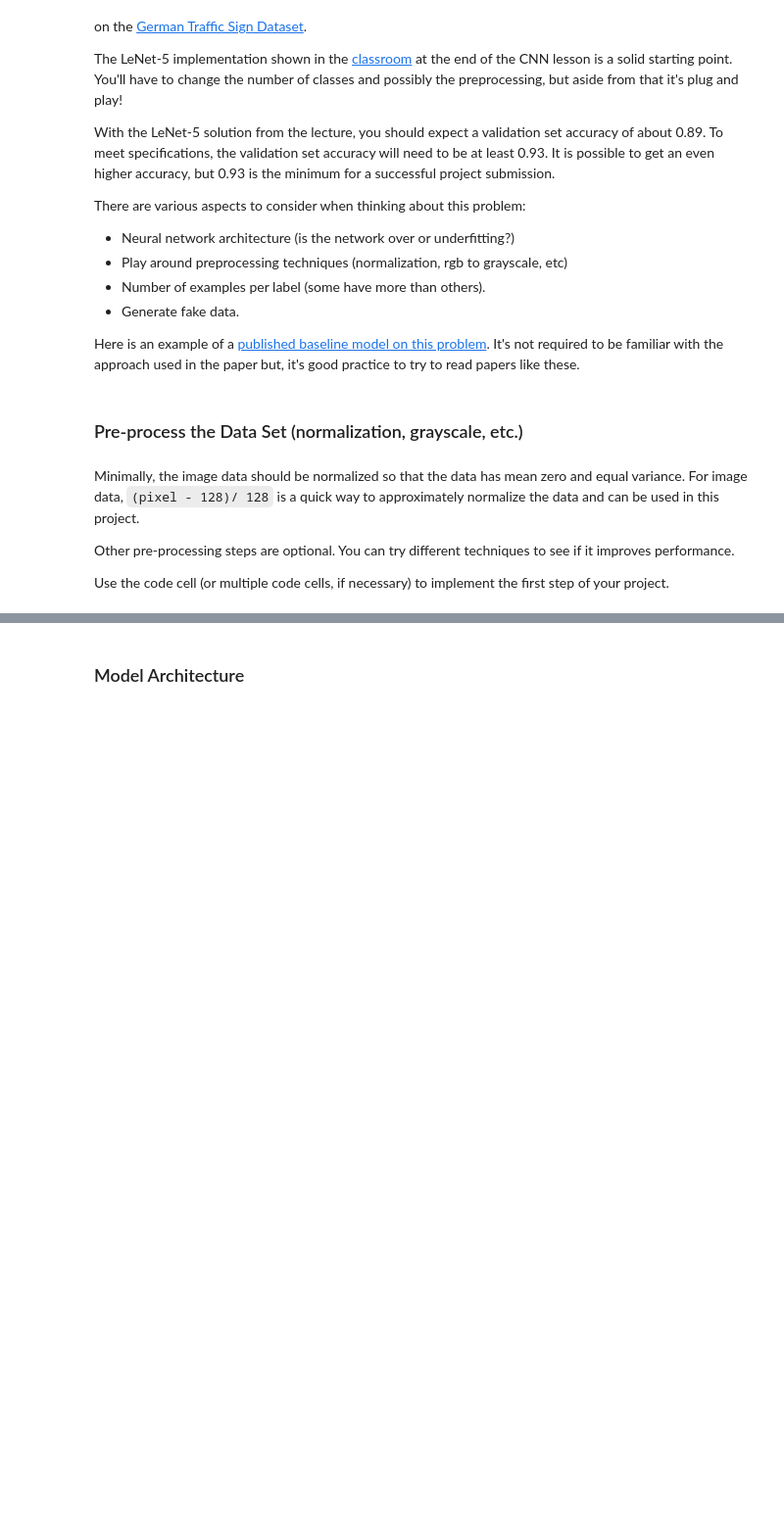
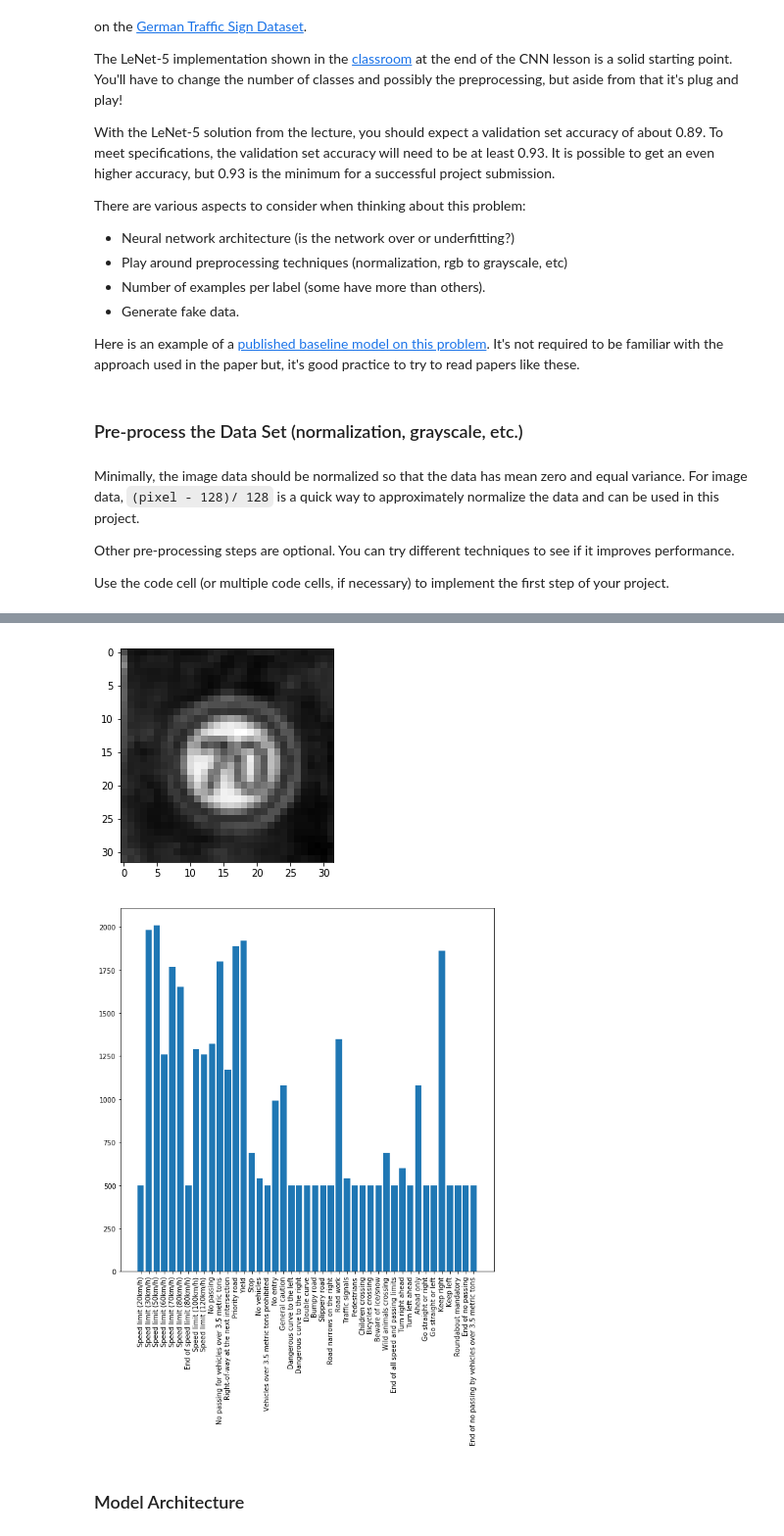
Before and after one commit to shunjilin/UdacityCarNDTrafficSignClassifier, a Jupyter notebook: Traffic_Sign_Classifier.ipynb, the cells around one changed output, grey strips where cells are left out. Shown at 98% size. Cells and saved outputs as stored; diff of their text form; code cells hidden in the pictures; blank space fills up the shorter version.

```diff
--- a/Traffic_Sign_Classifier.ipynb
+++ b/Traffic_Sign_Classifier.ipynb
@@ -302,3 +249,19 @@ plt.imshow(np.resize(X_train[10], (32, 32)), cmap = 'gray')
+# %%
+# check preprocessing
+plt.imshow(np.resize(X_train[10], (32, 32)), cmap = 'gray')
+# distribution of classes
+from collections import Counter
+
+plt.figure(figsize = (10, 10))
+counts = Counter(y_train)
+plt.bar([label_mappings[class_idx] for class_idx in counts.keys()], counts.values())
+plt.xticks(rotation='vertical')
+plt.show()
+
+# Seems like quite an uneven distribution of each class label for the training set
+# %% [output]
+[figure, added]
+[figure, added]
 # %% [markdown]
 ### Model Architecture
 # %%
```
Also changed, not shown: parts of 16 cells of this notebook.
